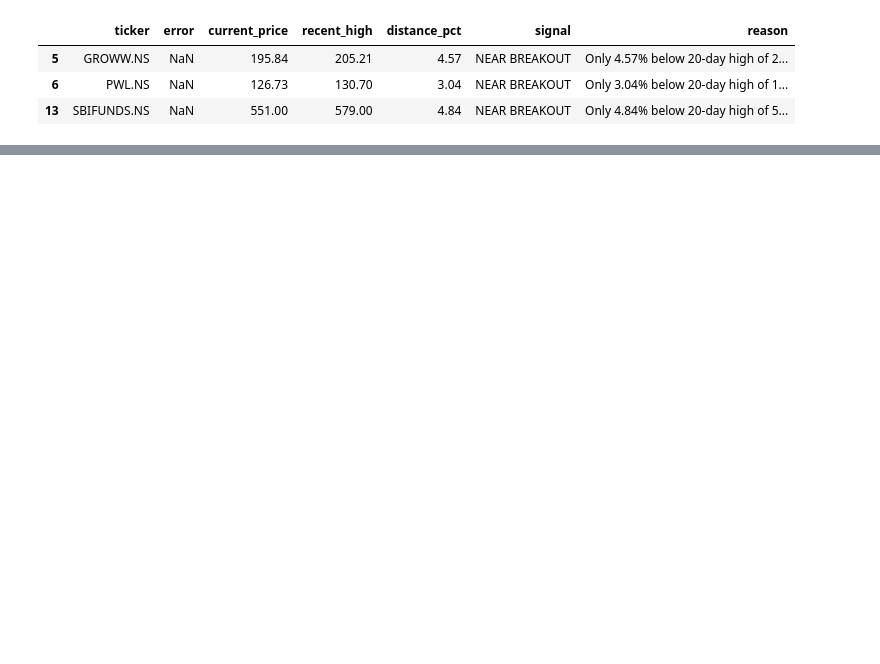
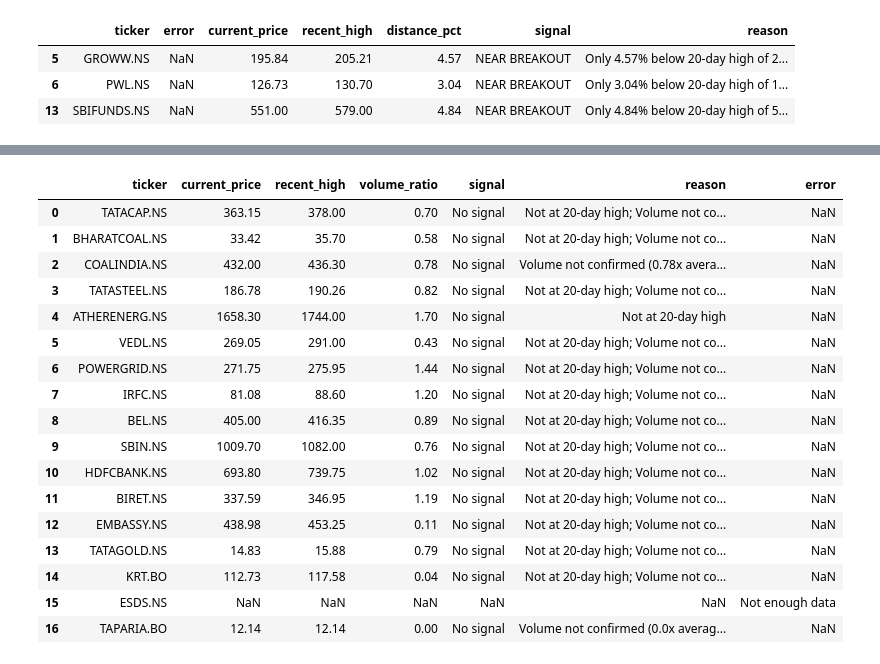
Before and after one commit to kartik-86/Equity-Signal, a Jupyter notebook: notebooks/01_explore_data.ipynb, the cells around one changed output, grey strips where cells are left out. Drawn from its saved outputs; the diff is of its cells as text; code cells hidden in the pictures; blank space fills up the shorter version.

```diff
--- a/notebooks/01_explore_data.ipynb
+++ b/notebooks/01_explore_data.ipynb
@@ -942,0 +1000,30 @@ def check_near_breakout(ticker, lookback_days=20, proximity_pct=5, start="2025-0
+# %%
+new_picks = [
+    "TATACAP.NS", "BHARATCOAL.NS", "COALINDIA.NS", "TATASTEEL.NS",
+    "ATHERENERG.NS", "VEDL.NS", "POWERGRID.NS", "IRFC.NS",
+    "BEL.NS", "SBIN.NS", "HDFCBANK.NS", "BIRET.NS",
+    "EMBASSY.NS", "TATAGOLD.NS", "KRT.BO", "ESDS.NS", "TAPARIA.BO"
+]
+
+breakout_results = [check_breakout(t) for t in new_picks]
+breakout_df = pd.DataFrame(breakout_results)
+breakout_df
+# %% [output]
+|  | ticker | current_price | recent_high | volume_ratio | signal | reason | error |
+| 0 | TATACAP.NS | 363.15 | 378.00 | 0.70 | No signal | Not at 20-day high; Volume not co... | NaN |
+| 1 | BHARATCOAL.NS | 33.42 | 35.70 | 0.58 | No signal | Not at 20-day high; Volume not co... | NaN |
+| 2 | COALINDIA.NS | 432.00 | 436.30 | 0.78 | No signal | Volume not confirmed (0.78x avera... | NaN |
+| 3 | TATASTEEL.NS | 186.78 | 190.26 | 0.82 | No signal | Not at 20-day high; Volume not co... | NaN |
+| 4 | ATHERENERG.NS | 1658.30 | 1744.00 | 1.70 | No signal | Not at 20-day high | NaN |
+| 5 | VEDL.NS | 269.05 | 291.00 | 0.43 | No signal | Not at 20-day high; Volume not co... | NaN |
+| 6 | POWERGRID.NS | 271.75 | 275.95 | 1.44 | No signal | Not at 20-day high; Volume not co... | NaN |
+| 7 | IRFC.NS | 81.08 | 88.60 | 1.20 | No signal | Not at 20-day high; Volume not co... | NaN |
+| 8 | BEL.NS | 405.00 | 416.35 | 0.89 | No signal | Not at 20-day high; Volume not co... | NaN |
+| 9 | SBIN.NS | 1009.70 | 1082.00 | 0.76 | No signal | Not at 20-day high; Volume not co... | NaN |
+| 10 | HDFCBANK.NS | 693.80 | 739.75 | 1.02 | No signal | Not at 20-day high; Volume not co... | NaN |
+| 11 | BIRET.NS | 337.59 | 346.95 | 1.19 | No signal | Not at 20-day high; Volume not co... | NaN |
+| 12 | EMBASSY.NS | 438.98 | 453.25 | 0.11 | No signal | Not at 20-day high; Volume not co... | NaN |
+| 13 | TATAGOLD.NS | 14.83 | 15.88 | 0.79 | No signal | Not at 20-day high; Volume not co... | NaN |
+| 14 | KRT.BO | 112.73 | 117.58 | 0.04 | No signal | Not at 20-day high; Volume not co... | NaN |
+| 15 | ESDS.NS | NaN | NaN | NaN | NaN | NaN | Not enough data |
+| 16 | TAPARIA.BO | 12.14 | 12.14 | 0.00 | No signal | Volume not confirmed (0.0x averag... | NaN |
```
Also changed, not shown: parts of 2 cells of this notebook, 3 other files.
